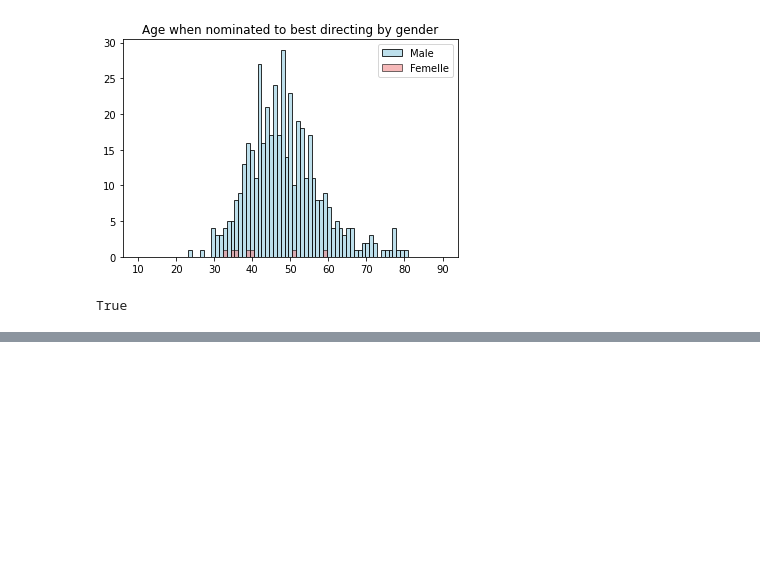
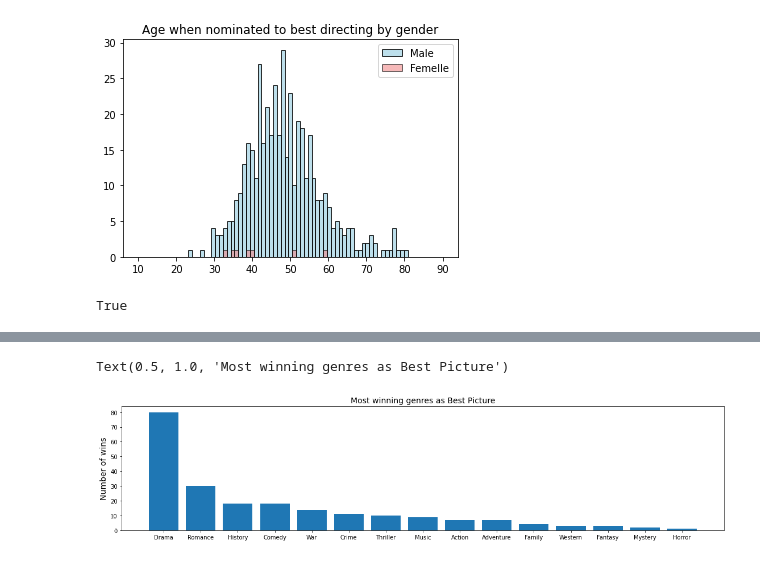
Before and after one commit to omasamo/Final-Project-JEM207, a Jupyter notebook: Statistical_analysis.ipynb, the cells around one changed output, grey strips where cells are left out. Cells and saved outputs as stored; diff of their text form; code cells hidden in the pictures; blank space fills up the shorter version.

Commit message:
Added statistics for films
plus minor change in Oscarscrapper

```diff
--- a/Statistical_analysis.ipynb
+++ b/Statistical_analysis.ipynb
@@ -137,3 +137,8 @@ while blabla != "Stop":
 "belle gosse" in list_category
 # %% [output]
 True
+# %%
+from ast import literal_eval
+import pandas as pd
+dataf = pd.read_csv("Complete Data\Films.csv",converters={"genreids": literal_eval})
+dataf.head()
@@ -139,0 +196,4 @@ True
+# %%
+#winners only dataframe
+winnersonly = dataf.loc[dataf['result']=='Winner']
+winnersonly.head()
@@ -139,0 +207,11 @@ True
+# %%
+countedWinners = to_1D(winnersonly['genreids']).value_counts()
+decodedWinners = decodeCategories(countedWinners)
+fig, ax = plt.subplots(figsize = (19,4))
+ax.bar(decodedWinners.index,
+        decodedWinners.values)
+ax.set_ylabel("Number of wins", size = 14)
+ax.set_title("Most winning genres as Best Picture", size = 14)
+# %% [output]
+Text(0.5, 1.0, 'Most winning genres as Best Picture')
+[figure, added]
```
Also changed, not shown: parts of 9 cells of this notebook, 4 other files.
